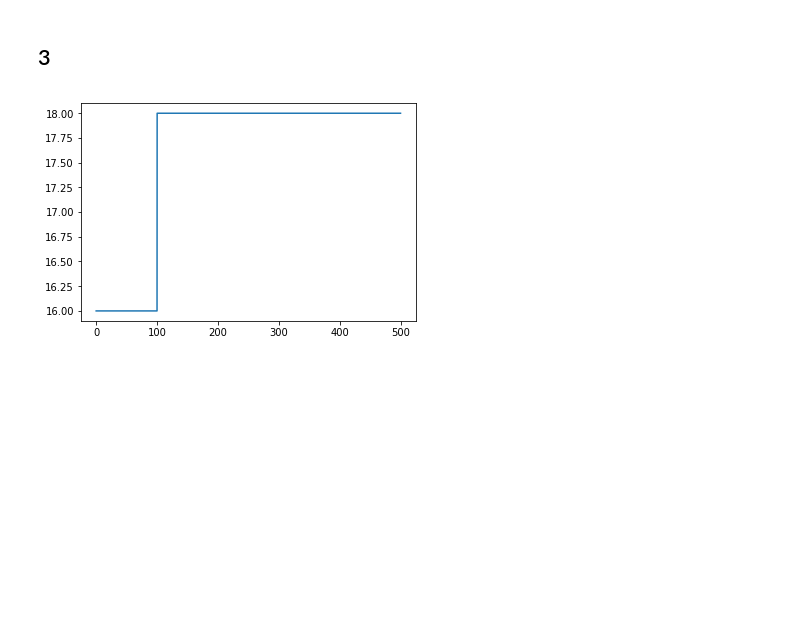
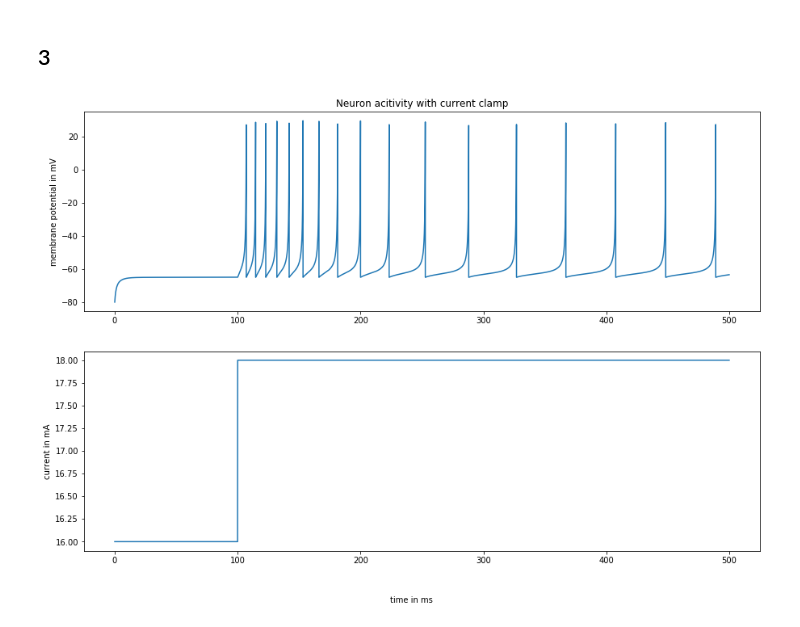
Before and after one commit to lpodl/Izhikevich-Neurons, a Jupyter notebook: Izhkevich-Neurons.ipynb, the cells around one changed output. Saved outputs shown, nothing was run; the diff lists cells and outputs as text; code cells hidden in the pictures; blank space fills up the shorter version.

Commit message:
add simulations for exercises 3 and 4

```diff
--- a/Izhkevich-Neurons.ipynb
+++ b/Izhkevich-Neurons.ipynb
@@ -256,37 +255,47 @@ plt.show()
 # %%
 p3 = {
     'a': 0.003,
     'b': 0,
     'c': -65,
     'd': 0.2
 }
-def step_current(levels, t_max, dt):
+def step_function(levels, t_max, dt):
     """generates a clamped current function
     levels : dict
         entries are t: c, where t is the time when the current is set to c
         t=0 is preliminary, following entries should be sorted by time.
     t_max : int
         time in ms that the neuron should be simulated
     dt : float
         time step
     """
-    t = np.arange(0, t_max, dt)
-    # iterate reversely over levels and populate current array
+    # iterate over levels and populate current array
     sortedLevels = sorted(list(levels.items()))
-    c = sortedLevels[0][1] * np.ones((len(t),1))
+    c = sortedLevels[0][1] * np.ones((int(t_max/dt),1))
     for key, val in sortedLevels:
         if key != 0:
             c[(int(int(key)/dt)):] = val
-    return t, c
+    return lambda t : c[int(t/dt)]
 
+# simulation with step current
 t_max = 500
 dt = 0.01
 currents3 = {
     0: 16,
     100: 18,
 }
-t, c = step_current(currents3, t_max, dt)
-plt.plot(t, c)
+I_3 = step_function(currents3, t_max, dt)
+t, v = neuron(p3, I_3, t_max, dt)
+current = np.vectorize(I_3)(t)
+# plot
+# plot
+fig, ax = plt.subplots(2,1, figsize = (15,10))
+ax[0].title.set_text('Neuron acitivity with current clamp')
+fig.text(0.5, 0.04, 'time in ms', ha='center', va='center')
+ax[0].plot(t, v)
+ax[0].set_ylabel('membrane potential in mV')
+ax[1].plot(t, current)
+ax[1].set_ylabel('current in mA')
 plt.show()
 # %% [output]
-[figure, old version]
+[figure, new version]
```
Also changed, not shown: parts of 5 cells of this notebook.
